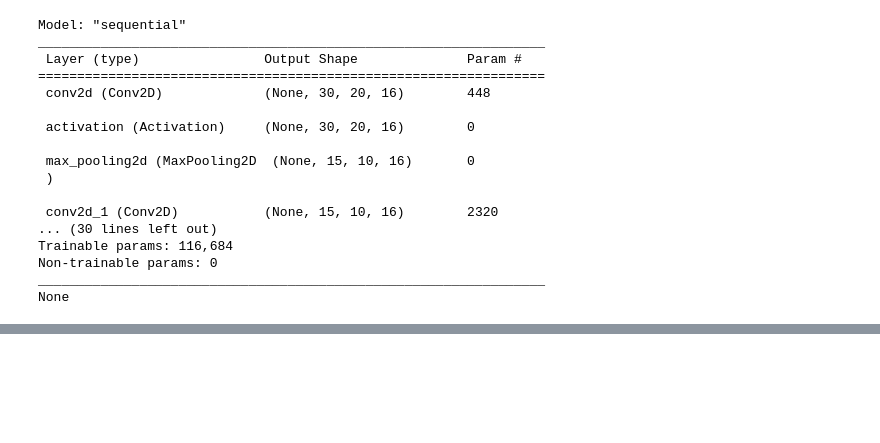
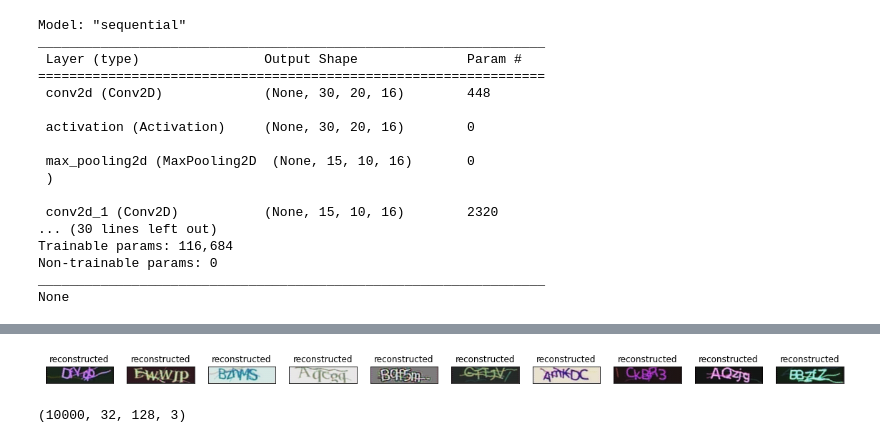
Before and after one commit to nojihun/captcha--deep-learning, a Jupyter notebook: captcha.ipynb, the cells around one changed output, grey strips where cells are left out. Cells and saved outputs as stored; diff of their text form; code cells hidden in the pictures; blank space fills up the shorter version.

```diff
--- a/captcha.ipynb
+++ b/captcha.ipynb
@@ -347,0 +315,5 @@ print('Test accuracy:', scores[1])
+# %%
+opt = tfa.optimizers.RectifiedAdam(lr=3e-4)
+autoencoder.compile(optimizer=opt, loss='mse', metrics = [tf.keras.metrics.RootMeanSquaredError()])
+# %%
+autoencoder.compile(optimizer='adam', loss=losses.MeanSquaredError())
@@ -347,0 +353,20 @@ print('Test accuracy:', scores[1])
+# %%
+encoded_imgs = autoencoder.encoder(x_test).numpy()
+decoded_imgs = autoencoder.decoder(encoded_imgs).numpy()
+# %%
+n = 10
+plt.figure(figsize=(20, 4))
+for i in range(n):
+
+
+
+    # display reconstruction
+    bx = plt.subplot(2, n, i + n + 1)
+    plt.title("reconstructed")
+    plt.imshow(tf.squeeze(decoded_imgs[i]))
+    plt.gray()
+    bx.get_xaxis().set_visible(False)
+    bx.get_yaxis().set_visible(False)
+plt.show()
+# %% [output]
+[figure, added]
@@ -347,0 +408,5 @@ print('Test accuracy:', scores[1])
+# %%
+label = np.array(label)
+label.shape
+# %% [output]
+(10000, 32, 128, 3)
```
Also changed, not shown: parts of 48 cells of this notebook.
